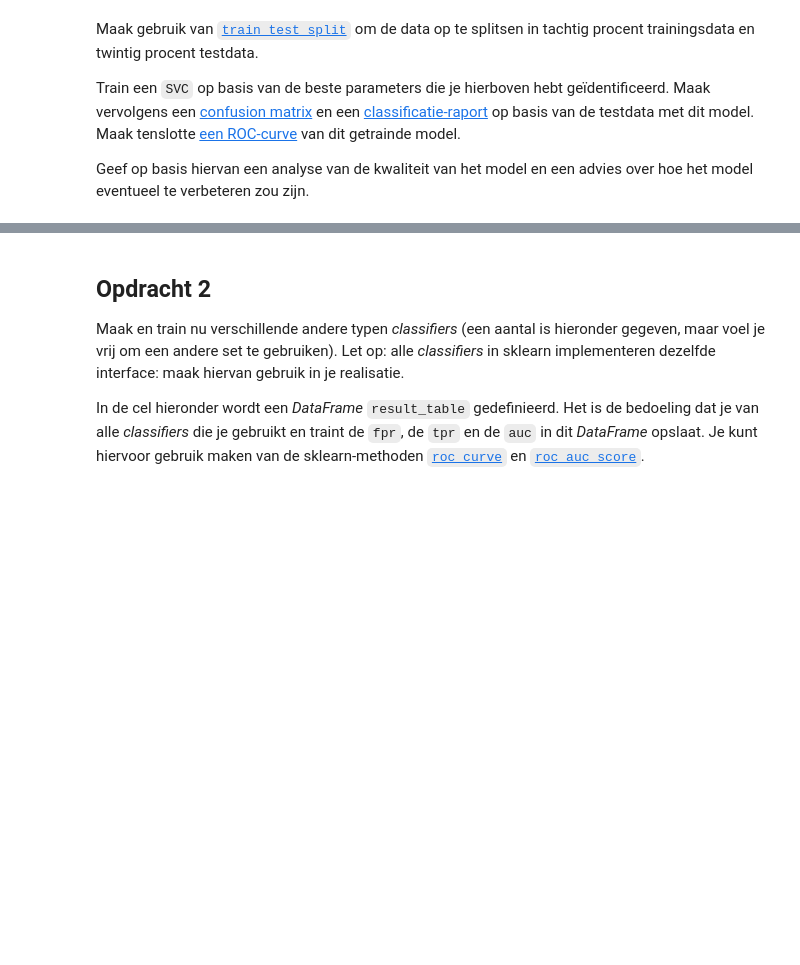
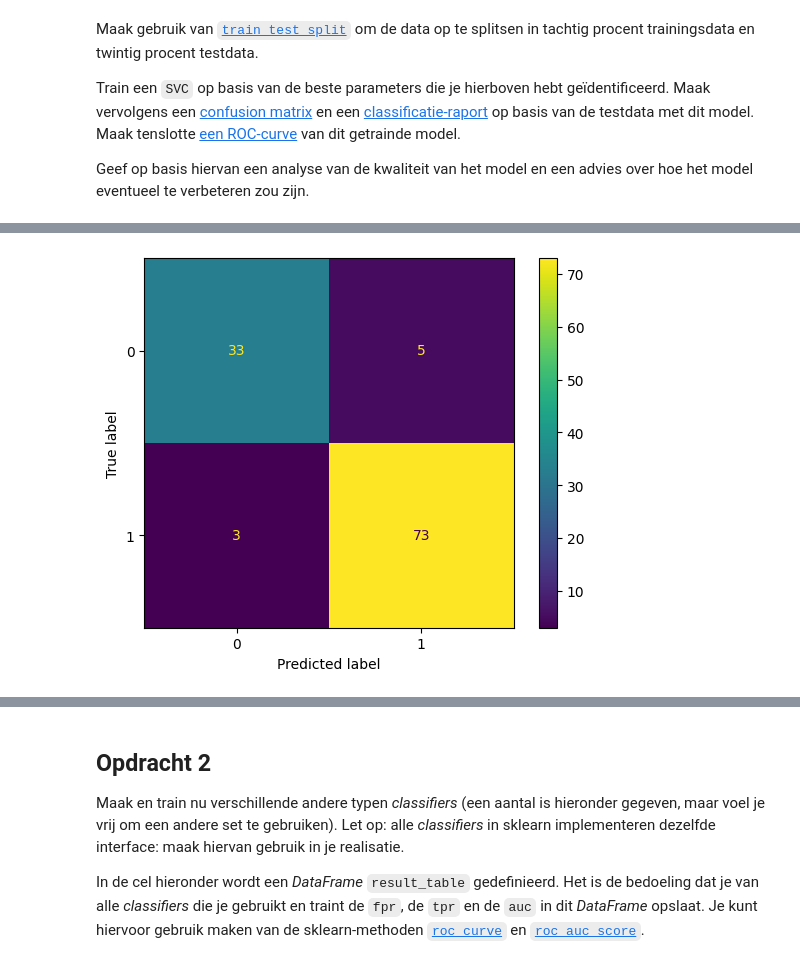
Before and after one commit to TheKingBlue/MachineLearning, a Jupyter notebook: oplevering3/opgave2/opgave3-2.ipynb, the cells around one changed output, grey strips where cells are left out. Cells and saved outputs as stored; diff of their text form; code cells hidden in the pictures; blank space fills up the shorter version.

```diff
--- a/oplevering3/opgave2/opgave3-2.ipynb
+++ b/oplevering3/opgave2/opgave3-2.ipynb
@@ -68,4 +72,16 @@ Train een `SVC` op basis van de beste parameters die je hierboven hebt geïdenti
 Geef op basis hiervan een analyse van de kwaliteit van het model en een advies over hoe het model eventueel te verbeteren zou zijn.
 # %%
 from sklearn.model_selection import train_test_split
-# YOUR CODE HERE
+from sklearn.metrics import classification_report
+
+# split data into training and test data
+X_train, X_test, y_train, y_test = train_test_split(X, y, test_size=0.2)
+
+# train the model
+model.fit(X_train, y_train)
+
+# make predictions
+y_pred = model.predict(X_test)
+
+# make classification report
+print(classification_report(y_test, y_pred, target_names=data.target_names))
@@ -76,7 +100,14 @@ from sklearn.metrics import ConfusionMatrixDisplay, RocCurveDisplay
 # %%
 # Plot een confusion-matrix.
 # Maak gebruik van de klasse ConfusionMatrixDisplay die hierboven is geïmporteerd
-# YOUR CODE HERE
+
+# make confusion matrix
+cm = confusion_matrix(y_test, y_pred)
+disp = ConfusionMatrixDisplay(confusion_matrix=cm)
+disp.plot()
+plt.show()
+# %% [output]
+[figure, added]
 # %%
 # Plot een ROC-curve.
 # Maak gebruik van de klasse RocCurveDisplay die hierboven is geïmporteerd
```
Also changed, not shown: parts of 8 cells of this notebook.
